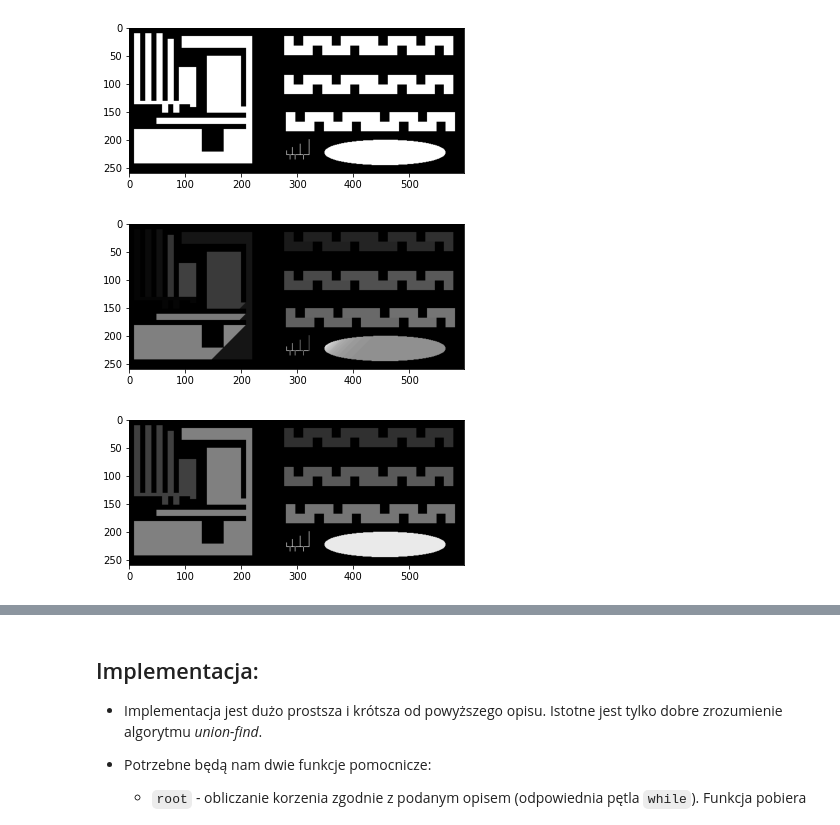
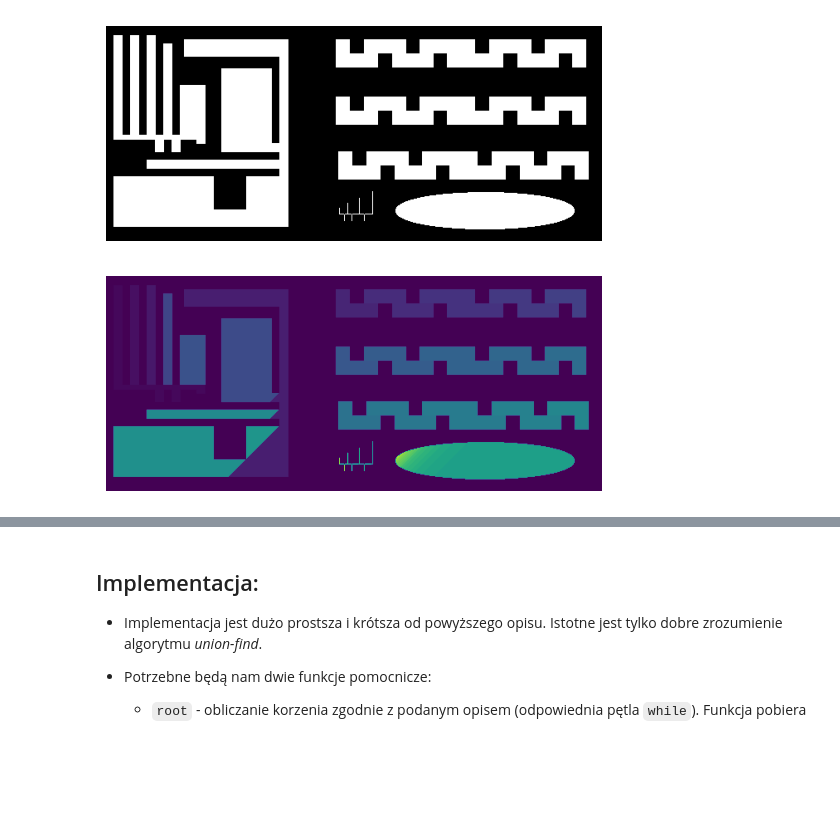
Before and after one commit to tostafin/image-processing-labs, a Jupyter notebook: lab6/13_ccl.ipynb, the cells around one changed output, grey strips where cells are left out. Drawn from its saved outputs; the diff is of its cells as text; code cells hidden in the pictures; blank space fills up the shorter version.

```diff
--- a/lab6/13_ccl.ipynb
+++ b/lab6/13_ccl.ipynb
@@ -77,21 +77,68 @@ Istnieją również tzw. jednoprzebiegowe algorytmy indeksacji.
 # %%
 import os
 import cv2
 import matplotlib.pyplot as plt
 import numpy as np
+import requests
 
-if not os.path.exists("ccl1.png") :
-    !wget https://raw.githubusercontent.com/vision-agh/poc_sw/master/13_CCL/ccl1.png --no-check-certificate
-if not os.path.exists("shapes.png") :
-    !wget https://raw.githubusercontent.com/vision-agh/poc_sw/master/13_CCL/shapes.png --no-check-certificate
-if not os.path.exists("shapesReal.png") :
-    !wget https://raw.githubusercontent.com/vision-agh/poc_sw/master/13_CCL/shapesReal.png --no-check-certificate
+# if not os.path.exists("ccl1.png") :
+#     !wget https://raw.githubusercontent.com/vision-agh/poc_sw/master/13_CCL/ccl1.png --no-check-certificate
+# if not os.path.exists("shapes.png") :
+#     !wget https://raw.githubusercontent.com/vision-agh/poc_sw/master/13_CCL/shapes.png --no-check-certificate
+# if not os.path.exists("shapesReal.png") :
+#     !wget https://raw.githubusercontent.com/vision-agh/poc_sw/master/13_CCL/shapesReal.png --no-check-certificate
+
+url = 'https://raw.githubusercontent.com/vision-agh/poc_sw/master/13_CCL/'
+
+fileNames = ["ccl1.png", "shapes.png", "shapesReal.png"]
+for fileName in fileNames:
+  if not os.path.exists(fileName):
+      r = requests.get(url + fileName, allow_redirects=True)
+      open(fileName, 'wb').write(r.content)
 
 # Implementacja pierwszego kroku indeksacji
+I_ccl = cv2.cvtColor(cv2.imread("ccl1.png"), cv2.COLOR_BGR2GRAY)
+
+fig, axs = plt.subplots()
+axs.axis("off")
+axs.imshow(I_ccl, "gray")
+
+plt.show()
 # %% [output]
-[figure, old version]
+[figure, new version]
-[figure, removed]
-[figure, removed]
+# %%
+I_ccl1 = I_ccl.copy()
+xx, yy = I_ccl1.shape
+
+L = 1
+for j in range(1, xx - 1):
+    for i in range(1, yy - 1):
+        if I_ccl1[j, i]:
+            neighbours = [I_ccl1[j - 1, i - 1], I_ccl1[j - 1, i], I_ccl1[j - 1, i + 1], I_ccl1[j, i - 1]]
+            neigh_sum = np.sum(neighbours)
+
+            if neigh_sum == 0:
+                X = L
+                L += 1
+
+            else:
+                neighbours = list(filter(lambda x: x != 0, neighbours))
+                mini, maxi = np.min(neighbours), np.max(neighbours)
+                if mini == maxi:
+                    X = mini
+
+                else:
+                    X = mini
+
+            I_ccl1[j, i] = X
+
+fig, axs = plt.subplots()
+axs.axis("off")
+axs.imshow(I_ccl1)
+
+plt.show()
+# %% [output]
+[figure, added]
 # %% [markdown]
 ## Dyskusja:
 
```
Also changed, not shown: parts of 11 cells of this notebook.
